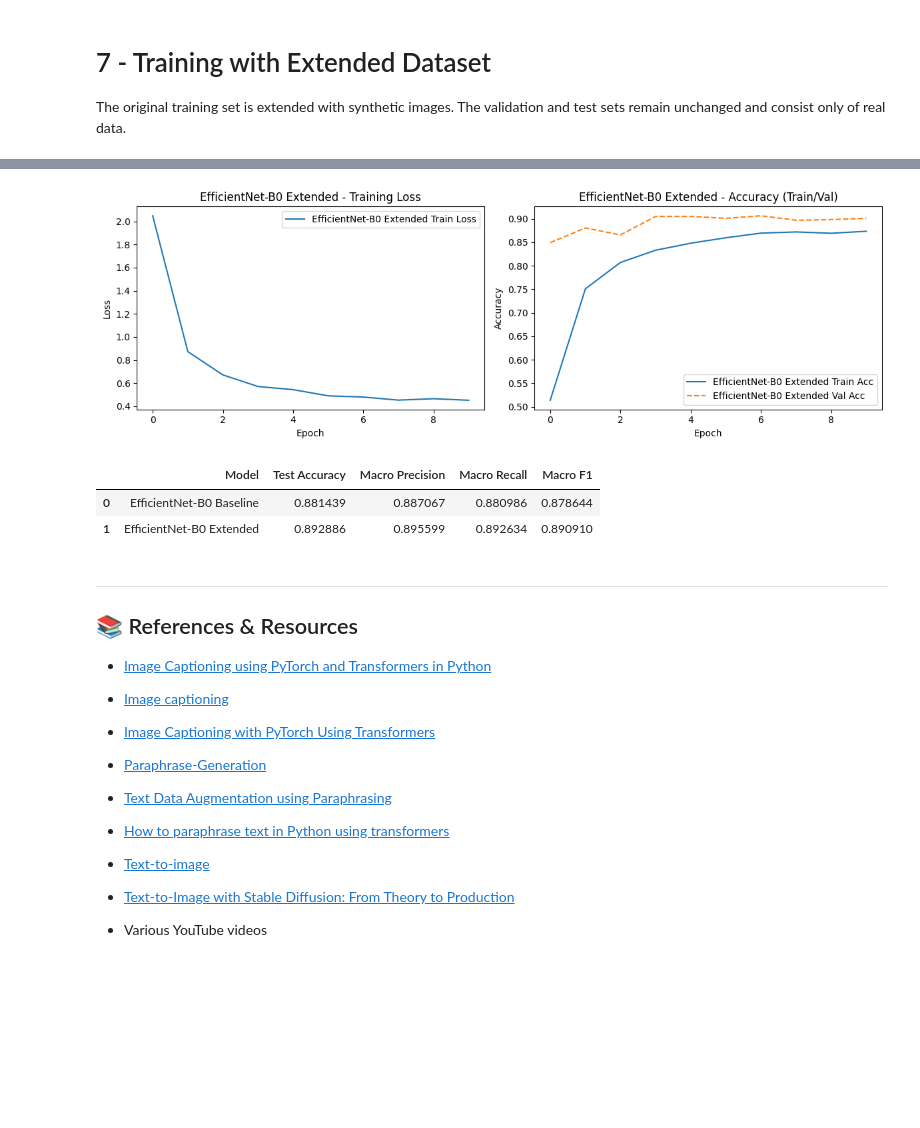
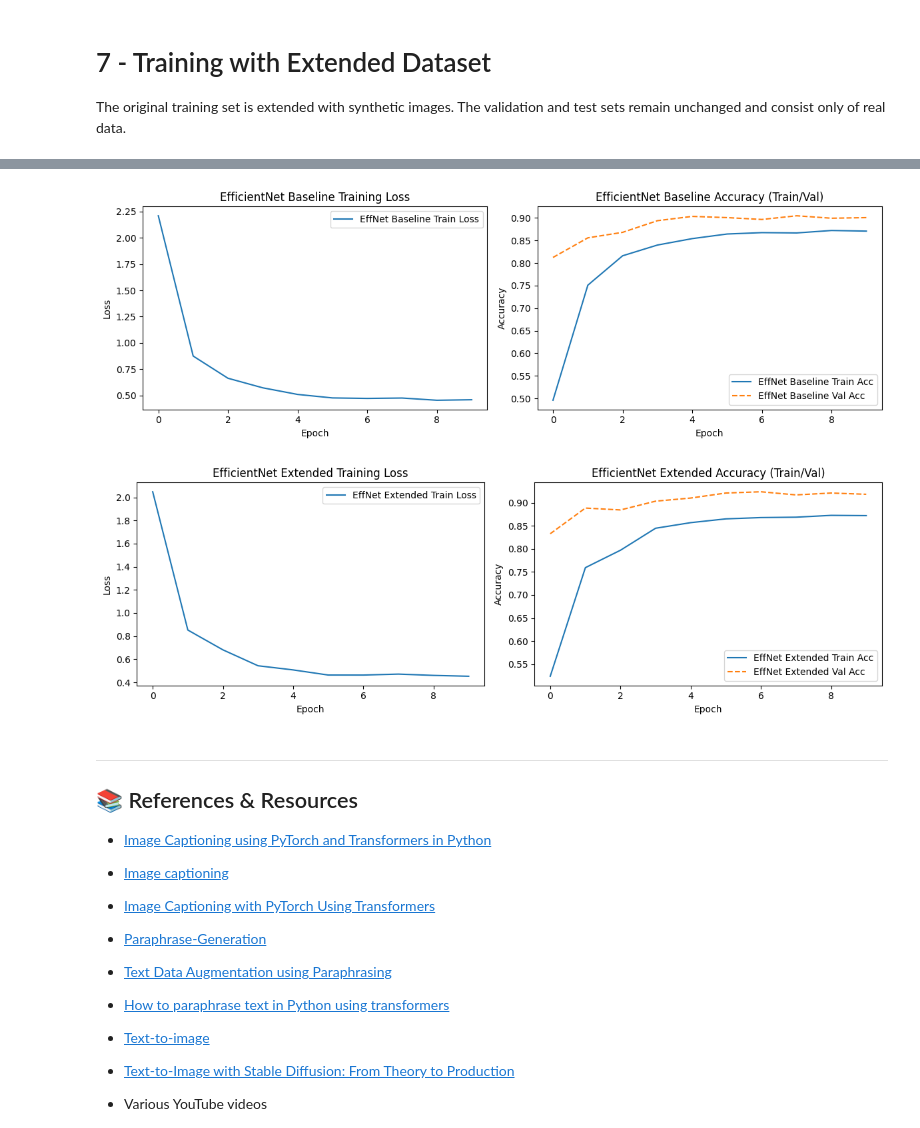
Before and after one commit to silentfortin/ai-portfolio, a Jupyter notebook: 09-genai-powerplant/genai_powerplant.ipynb, the cells around one changed output, grey strips where cells are left out. Drawn from its saved outputs; the diff is of its cells as text; code cells hidden in the pictures; blank space fills up the shorter version.

```diff
--- a/09-genai-powerplant/genai_powerplant.ipynb
+++ b/09-genai-powerplant/genai_powerplant.ipynb
@@ -828,29 +736,30 @@ def create_efficientnet_b0(num_classes):
 # %%
-# EfficientNet-B0 baseline
-model_eff_base = create_efficientnet_b0(num_classes)
+# EfficientNet-B0 Baseline
+weights = EfficientNet_B0_Weights.IMAGENET1K_V1
+effnet_baseline = efficientnet_b0(weights=weights)
+effnet_baseline.classifier[1] = nn.Linear(
+    effnet_baseline.classifier[1].in_features,
+    num_classes
+)
+effnet_baseline = effnet_baseline.to(device)
 
-optimizer_eff_base = torch.optim.Adam(model_eff_base.parameters(), lr=3e-4)
+criterion_eff_base = nn.CrossEntropyLoss()
+optimizer_eff_base = torch.optim.Adam(effnet_baseline.parameters(), lr=3e-4)
 scheduler_eff_base = torch.optim.lr_scheduler.StepLR(optimizer_eff_base, step_size=3, gamma=0.1)
 
-history_eff_base = train_model(
-    model_eff_base,
+history_effnet_baseline = train_model(
+    effnet_baseline,
     train_loader,
     val_loader,
-    criterion,
+    criterion_eff_base,
     optimizer_eff_base,
     scheduler_eff_base,
     device,
     num_epochs=10,
-    train_size=len(train_ds)
+    train_size=len(train_ds),
+    num_classes=num_classes
 )
 
-final_evaluation_and_save(
-    model_eff_base,
-    train_loader,
-    val_loader,
-    test_loader,
-    classes=trainval_base.classes,
-    checkpoint_path="efficientnet_b0_baseline.pth",
-    label="EfficientNet-B0 Baseline"
-)
+effnet_baseline_results = evaluate(effnet_baseline, test_loader, num_classes=num_classes)
+print_full_metrics("EfficientNet-B0 Baseline (Test)", effnet_baseline_results)
 # %% [output]
@@ -943,34 +830,11 @@ EfficientNet-B0 Extended model saved to efficientnet_b0_extended.pth.
-# %%
-# plot curves for EfficientNet-B0 extended
-plot_training_curves({"EfficientNet-B0 Extended": history_eff_ext}, title_prefix="EfficientNet-B0 Extended - ")
-# %% [output]
-[figure, removed]
-# %%
-eff_base_results = evaluate(model_eff_base, test_loader)
-eff_ext_results  = evaluate(model_eff_ext, test_loader)
-
-comparison_df = pd.DataFrame([
-    {
-        "Model": "EfficientNet-B0 Baseline",
-        "Test Accuracy": eff_base_results["accuracy"],
-        "Macro Precision": eff_base_results["macro_precision"],
-        "Macro Recall": eff_base_results["macro_recall"],
-        "Macro F1": eff_base_results["macro_f1"],
-    },
-    {
-        "Model": "EfficientNet-B0 Extended",
-        "Test Accuracy": eff_ext_results["accuracy"],
-        "Macro Precision": eff_ext_results["macro_precision"],
-        "Macro Recall": eff_ext_results["macro_recall"],
-        "Macro F1": eff_ext_results["macro_f1"],
-    },
-])
-
-comparison_df
-# %% [output]
-|  | Model | Test Accuracy | Macro Precision | Macro Recall | Macro F1 |
-| 0 | EfficientNet-B0 Baseline | 0.881439 | 0.887067 | 0.880986 | 0.878644 |
-| 1 | EfficientNet-B0 Extended | 0.892886 | 0.895599 | 0.892634 | 0.890910 |
+# %%
+plot_training_curves({"EffNet Baseline": history_effnet_baseline}, title_prefix="EfficientNet Baseline ")
+# %% [output]
+[figure, added]
+# %%
+plot_training_curves({"EffNet Extended": history_effnet_extended}, title_prefix="EfficientNet Extended ")
+# %% [output]
+[figure, added]
 # %% [markdown]
 ---
 
```
Also changed, not shown: parts of 76 cells of this notebook.
